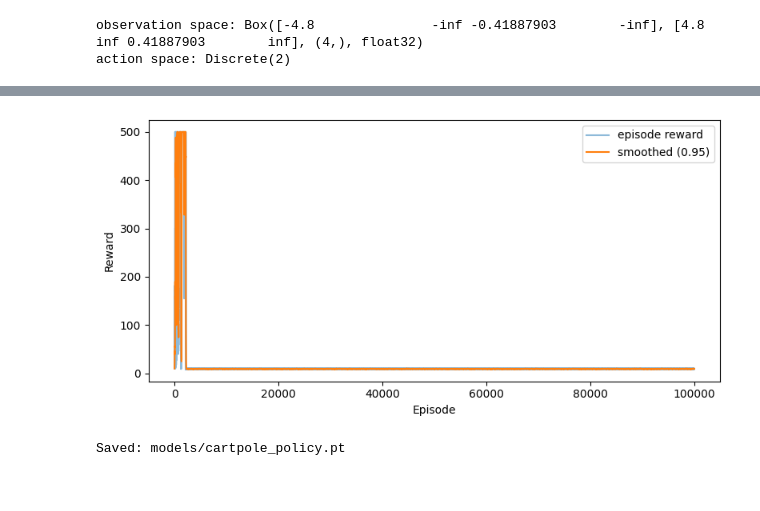
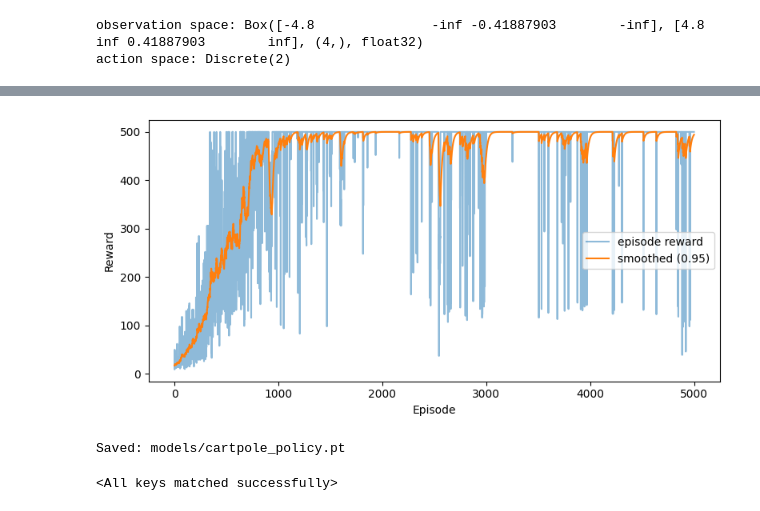
Before and after one commit to yizhang-polu/github-pages-with-jekyll, a Jupyter notebook: notebooks /unit4/CartPole.ipynb, the cells around one changed output, grey strips where cells are left out. Drawn from its saved outputs; the diff is of its cells as text; code cells hidden in the pictures.

```diff
--- a/notebooks /unit4/CartPole.ipynb
+++ b/notebooks /unit4/CartPole.ipynb
@@ -131,7 +132,7 @@ def compute_discounted_returns(rewards, gamma: float = 0.99, normalize: bool = T
 
 def train(env_id: str = "CartPole-v1",
           hidden_size: int = 128,
-          lr: float = 1e-2,
+          lr: float = 0.0009,
           gamma: float = 0.99,
           episodes: int = 600,
           normalize_returns: bool = True,
@@ -223,12 +224,13 @@ def evaluate(policy: Policy, env_id: str = "CartPole-v1", episodes: int = 20, se
     std_reward = float(np.std(ep_rewards))
     return mean_reward, std_reward
 # %%
+# Only run this cell, if Trainning is needed
 # Train, plot, save, evaluate
 # Hyperparameters
 HIDDEN = 128
-LR = 1e-2
+LR = 0.0009
 GAMMA = 0.99
-EPISODES = 100000
+EPISODES = 5000
 NORMALIZE_RETURNS = True
 
 policy, rewards, smoothed = train(
@@ -283,2 +285,2 @@ Episode 100000 | reward=   9.0 | avg50=   9.4 | loss=-0.000
-[figure, old version]
+[figure, new version]
 Saved: models/cartpole_policy.pt
@@ -285,3 +289,25 @@ Saved: models/cartpole_policy.pt
+# %%
+# Train, plot, save, evaluate
+# Hyperparameters
+HIDDEN = 128
+LR = 1e-2
+GAMMA = 0.99
+EPISODES = 100000
+NORMALIZE_RETURNS = True
+
+env_id="CartPole-v1"
+env = gym.make(env_id)
+obs_dim = env.observation_space.shape[0]
+act_dim = env.action_space.n
+
+policy = Policy(obs_dim, act_dim, HIDDEN).to(DEVICE)
+# Load the saved state dictionary
+model_dict = torch.load('models/cartpole_policy.pt')
+
+# Load the state dictionary into your model
+policy.load_state_dict(model_dict["state_dict"])
+# %% [output]
+<All keys matched successfully>
 # %%
 # Evaluate greedy policy
 mean_r, std_r = evaluate(policy, "CartPole-v1", episodes=100, seed=SEED+1000)
```
Also changed, not shown: parts of 5 cells of this notebook.
